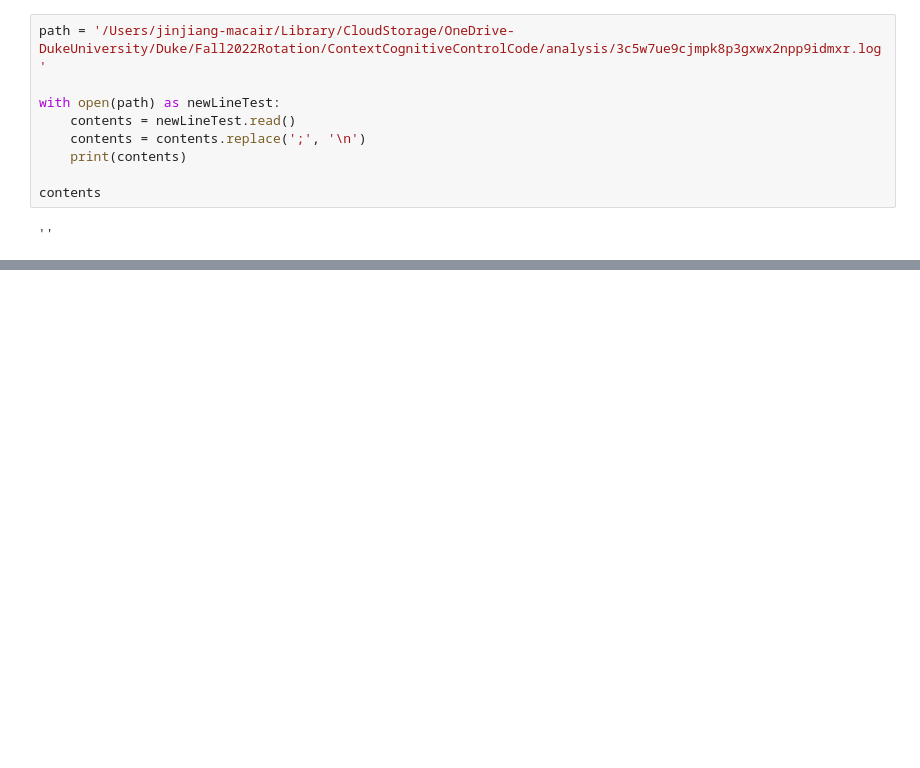
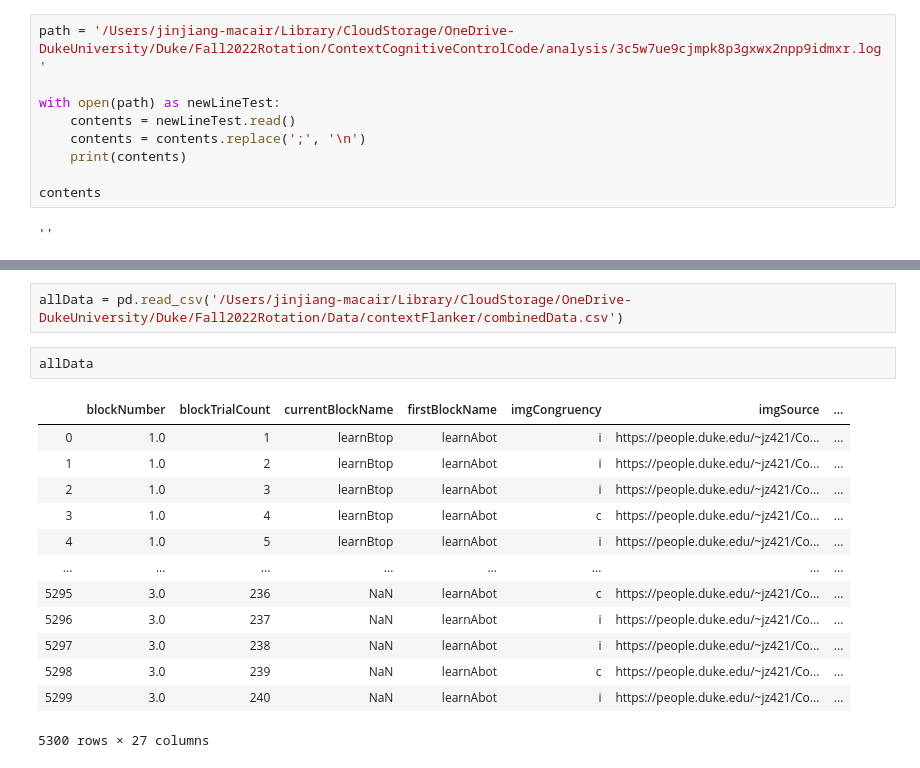
Before and after one commit to jimzhang629/contextFlanker2.0, a Jupyter notebook: analysis/makecsv.ipynb, the cells around one changed output, grey strips where cells are left out. Drawn from its saved outputs; the diff is of its cells as text; blank space fills up the shorter version.

```diff
--- a/analysis/makecsv.ipynb
+++ b/analysis/makecsv.ipynb
@@ -52,0 +157,18 @@ ParserError: Error tokenizing data. C error: Expected 24 fields in line 11, saw
+# %%
+allData = pd.read_csv('/Users/jinjiang-macair/Library/CloudStorage/OneDrive-DukeUniversity/Duke/Fall2022Rotation/Data/contextFlanker/combinedData.csv')
+# %%
+allData
+# %% [output]
+|  | blockNumber | blockTrialCount | currentBlockName | firstBlockName | imgCongruency | imgSource | ... |
+| 0 | 1.0 | 1 | learnBtop | learnAbot | i | https://people.duke.edu/~jz421/Co... | ... |
+| 1 | 1.0 | 2 | learnBtop | learnAbot | i | https://people.duke.edu/~jz421/Co... | ... |
+| 2 | 1.0 | 3 | learnBtop | learnAbot | i | https://people.duke.edu/~jz421/Co... | ... |
+| 3 | 1.0 | 4 | learnBtop | learnAbot | c | https://people.duke.edu/~jz421/Co... | ... |
+| 4 | 1.0 | 5 | learnBtop | learnAbot | i | https://people.duke.edu/~jz421/Co... | ... |
+| ... | ... | ... | ... | ... | ... | ... | ... |
+| 5295 | 3.0 | 236 | NaN | learnAbot | c | https://people.duke.edu/~jz421/Co... | ... |
+| 5296 | 3.0 | 237 | NaN | learnAbot | i | https://people.duke.edu/~jz421/Co... | ... |
+| 5297 | 3.0 | 238 | NaN | learnAbot | i | https://people.duke.edu/~jz421/Co... | ... |
+| 5298 | 3.0 | 239 | NaN | learnAbot | c | https://people.duke.edu/~jz421/Co... | ... |
+| 5299 | 3.0 | 240 | NaN | learnAbot | i | https://people.duke.edu/~jz421/Co... | ... |
+5300 rows × 27 columns
```
Also changed, not shown: parts of 18 cells of this notebook, 40 other files.
